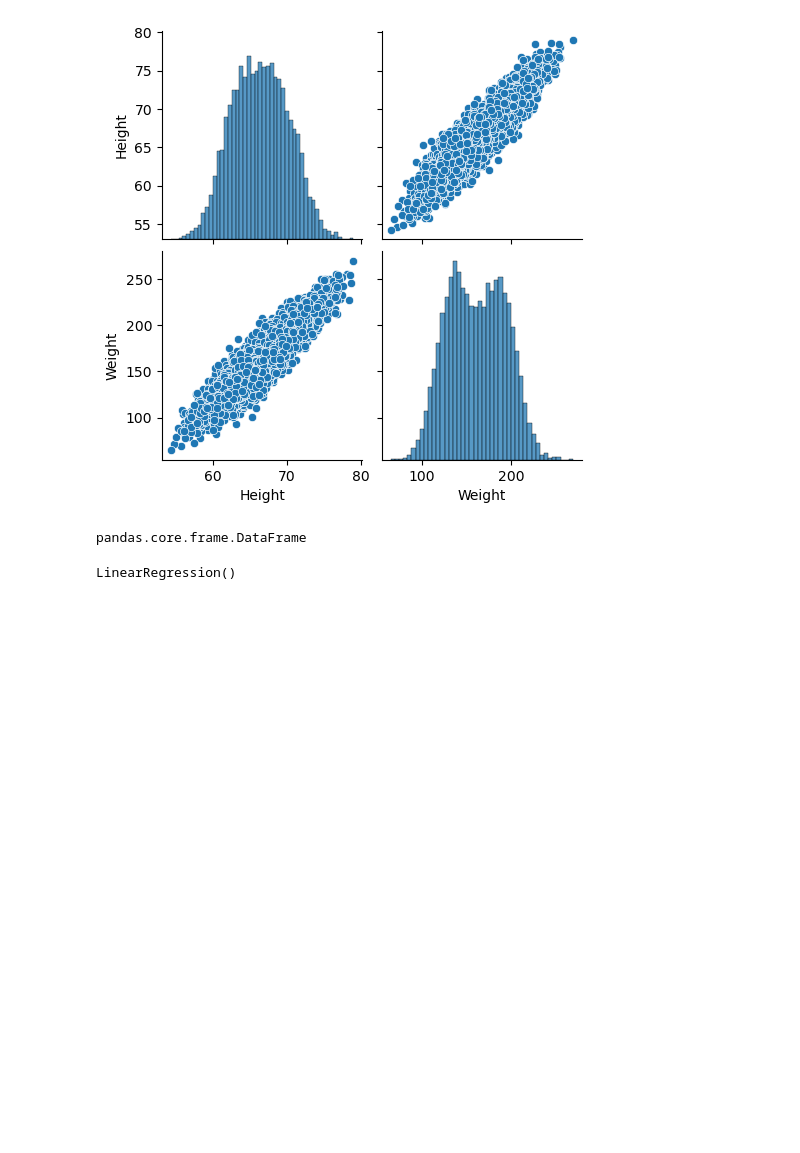
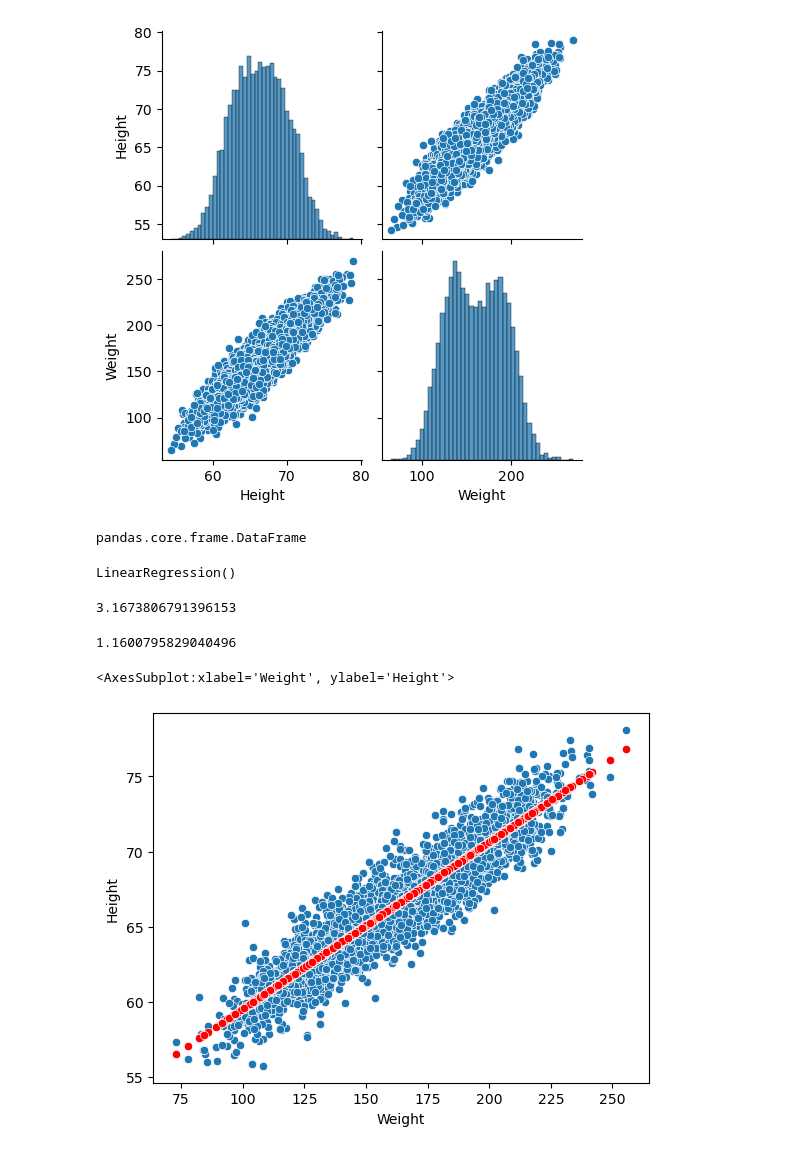
Before and after one commit to obinnaofomah/height_weight_relationship, a Jupyter notebook: height_weight.ipynb, the cells around one changed output. Saved outputs shown, nothing was run; the diff lists cells and outputs as text; code cells hidden in the pictures; blank space fills up the shorter version.

```diff
--- a/height_weight.ipynb
+++ b/height_weight.ipynb
@@ -73,6 +73,13 @@ pandas.core.frame.DataFrame
 from sklearn.model_selection import train_test_split
 
 X_train, X_test, y_train, y_test = train_test_split(X, y, test_size=0.3, random_state=42)
+# %%
+## Standardize the feature vriables
+
+from sklearn.preprocessing import StandardScaler
+scaler = StandardScaler()
+X_train  = scaler.fit_transform(X_train)
+X_test = scaler.transform(X_test)
 # %%
 # Loading the LinearRrgression Library
 
@@ -85,0 +96,23 @@ LinearRegression()
+# %%
+from sklearn.metrics import mean_absolute_error
+
+mae_dummy = mean_absolute_error(y_train, y_mean_array)
+mae_dummy
+# %% [output]
+3.1673806791396153
+# %%
+y_pred = model.predict(X_test)
+# %%
+# Model evaluation using the Mean Absolute Error
+
+mae_prediction = mean_absolute_error(y_test, y_pred)
+
+mae_prediction
+# %% [output]
+1.1600795829040496
+# %%
+sns.scatterplot(x=X_test['Weight'], y=y_test)
+sns.scatterplot(x=X_test['Weight'], y=y_pred, color='r')
+# %% [output]
+<AxesSubplot:xlabel='Weight', ylabel='Height'>
+[figure, added]
```
Also changed, not shown: parts of 2 cells of this notebook.
